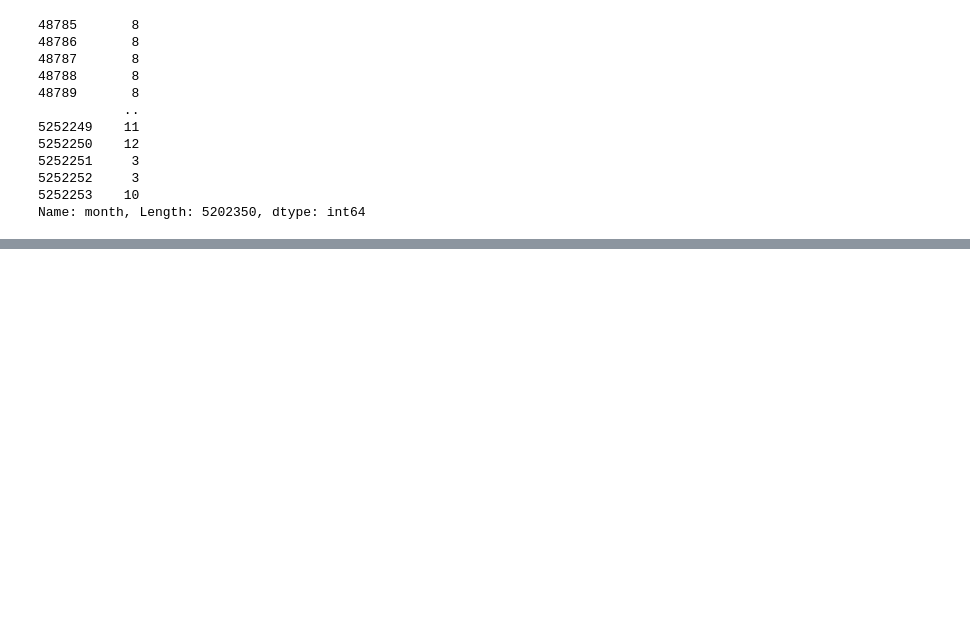
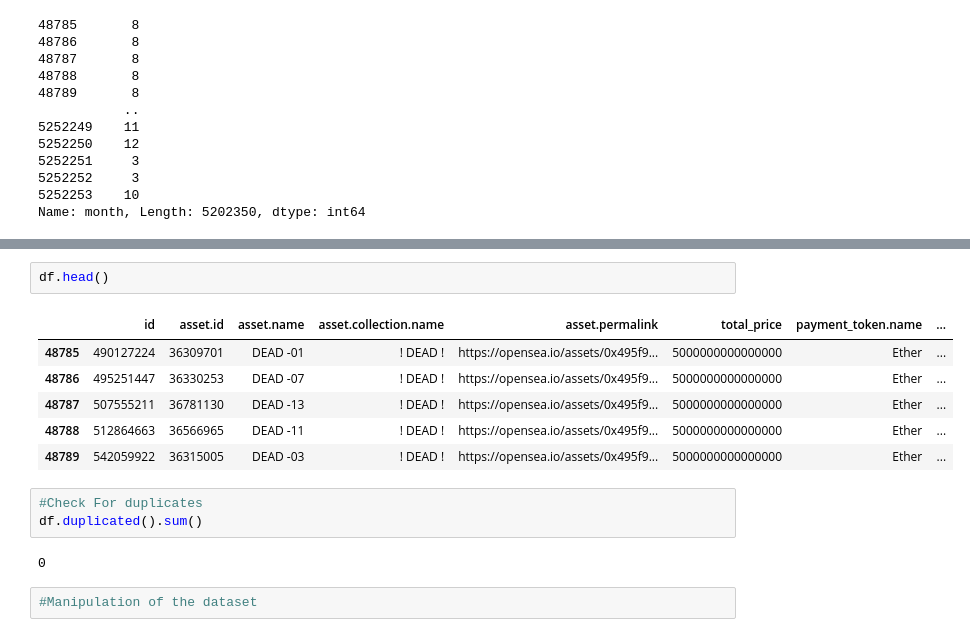
Before and after one commit to datakiptoo/Opensea, a Jupyter notebook: nft.ipynb, the cells around one changed output, grey strips where cells are left out. Cells and saved outputs as stored; diff of their text form; blank space fills up the shorter version.

```diff
--- a/nft.ipynb
+++ b/nft.ipynb
@@ -494,0 +528,16 @@ Name: month, Length: 5202350, dtype: int64
+# %%
+df.head()
+# %% [output]
+|  | id | asset.id | asset.name | asset.collection.name | asset.permalink | total_price | payment_token.name | ... |
+| 48785 | 490127224 | 36309701 | DEAD -01 | ! DEAD ! | https://opensea.io/assets/0x495f9... | 5000000000000000 | Ether | ... |
+| 48786 | 495251447 | 36330253 | DEAD -07 | ! DEAD ! | https://opensea.io/assets/0x495f9... | 5000000000000000 | Ether | ... |
+| 48787 | 507555211 | 36781130 | DEAD -13 | ! DEAD ! | https://opensea.io/assets/0x495f9... | 5000000000000000 | Ether | ... |
+| 48788 | 512864663 | 36566965 | DEAD -11 | ! DEAD ! | https://opensea.io/assets/0x495f9... | 5000000000000000 | Ether | ... |
+| 48789 | 542059922 | 36315005 | DEAD -03 | ! DEAD ! | https://opensea.io/assets/0x495f9... | 5000000000000000 | Ether | ... |
+# %%
+#Check For duplicates
+df.duplicated().sum()
+# %% [output]
+0
+# %%
+#Manipulation of the dataset
```
Also changed, not shown: parts of 3 cells of this notebook.
